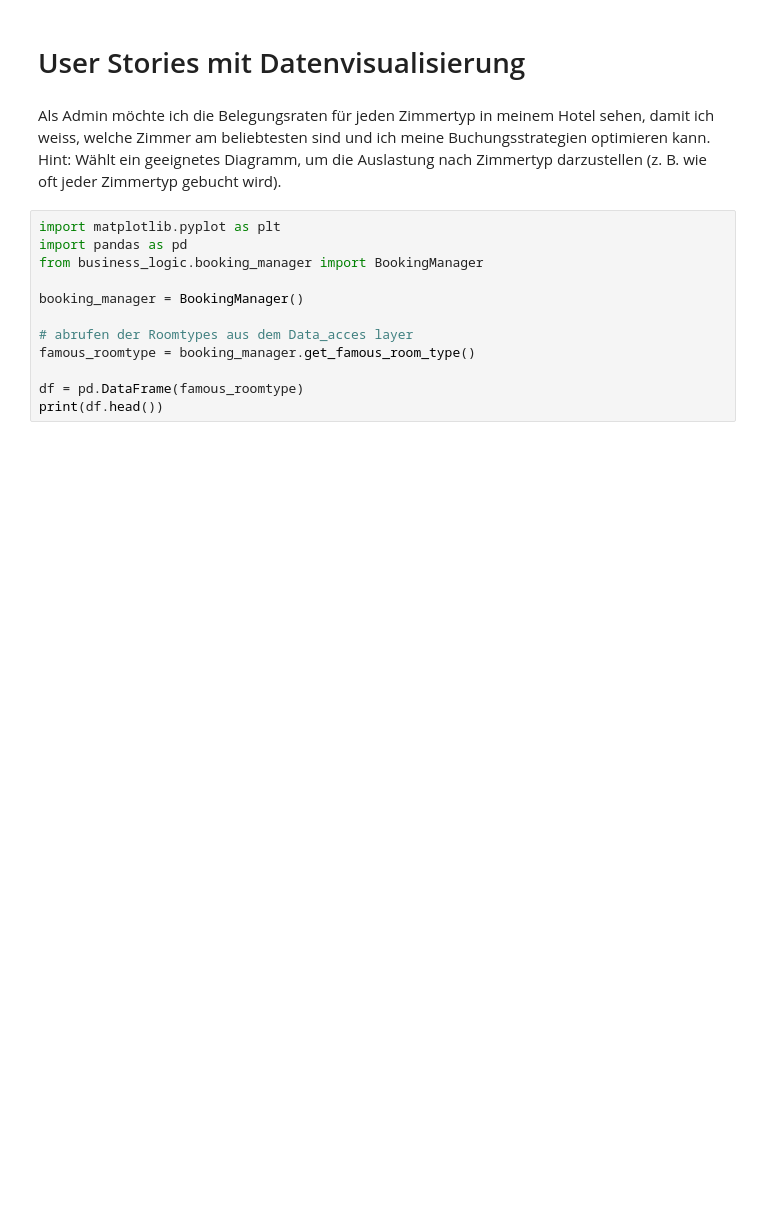
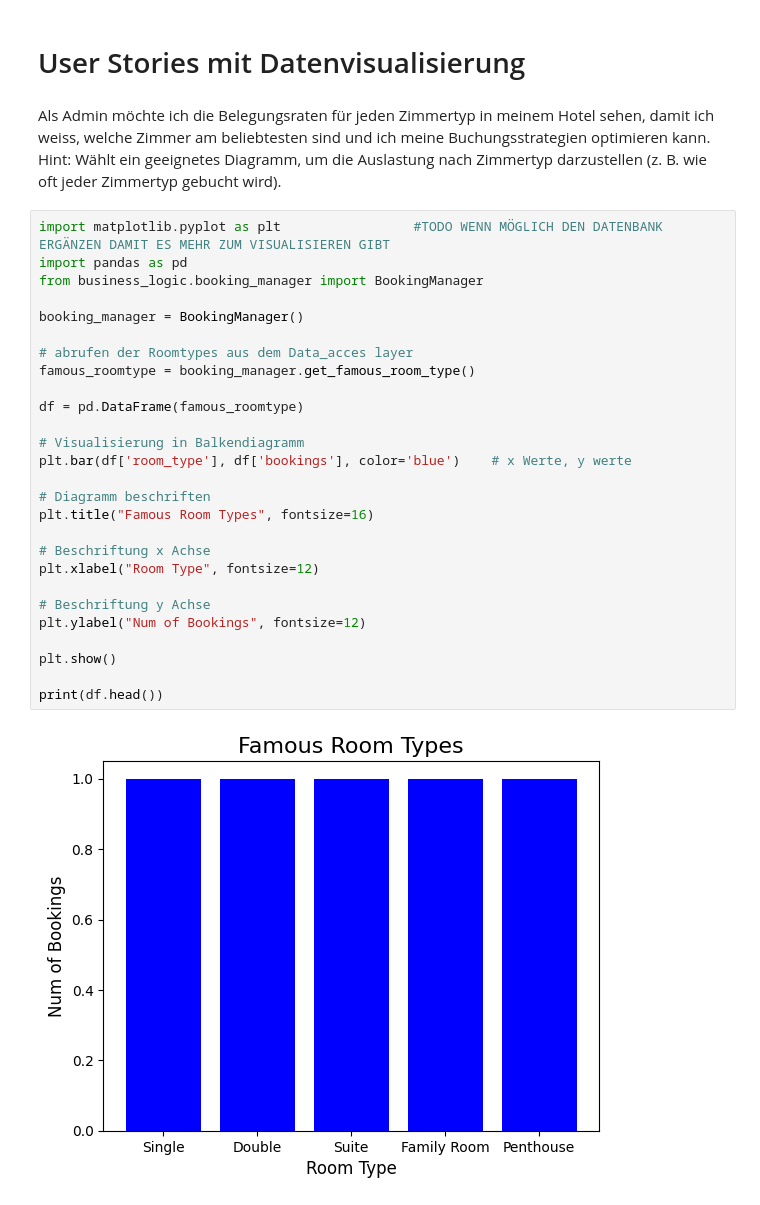
Before and after one commit to FHNWGroupB-Python/Hotel-Reservierungssystem, a Jupyter notebook: Notebook.ipynb, the cells around one changed output. Cells and saved outputs as stored; diff of their text form; blank space fills up the shorter version.

```diff
--- a/Notebook.ipynb
+++ b/Notebook.ipynb
@@ -572,15 +572,31 @@ Hint: Wählt ein geeignetes Diagramm, um die Auslastung nach
 Zimmertyp darzustellen (z. B. wie oft jeder Zimmertyp gebucht
 wird).
 # %%
-import matplotlib.pyplot as plt
+import matplotlib.pyplot as plt                 #TODO WENN MÖGLICH DEN DATENBANK ERGÄNZEN DAMIT ES MEHR ZUM VISUALISIEREN GIBT
 import pandas as pd
 from business_logic.booking_manager import BookingManager
 
 booking_manager = BookingManager()
 
 # abrufen der Roomtypes aus dem Data_acces layer
 famous_roomtype = booking_manager.get_famous_room_type()
 
 df = pd.DataFrame(famous_roomtype)
+
+# Visualisierung in Balkendiagramm
+plt.bar(df['room_type'], df['bookings'], color='blue')    # x Werte, y werte
+
+# Diagramm beschriften
+plt.title("Famous Room Types", fontsize=16)
+
+# Beschriftung x Achse
+plt.xlabel("Room Type", fontsize=12)
+
+# Beschriftung y Achse
+plt.ylabel("Num of Bookings", fontsize=12)
+
+plt.show()
+
 print(df.head())
 # %% [output]
+[figure, added]
```
Also changed, not shown: parts of 1 cell of this notebook, 1 other file.
